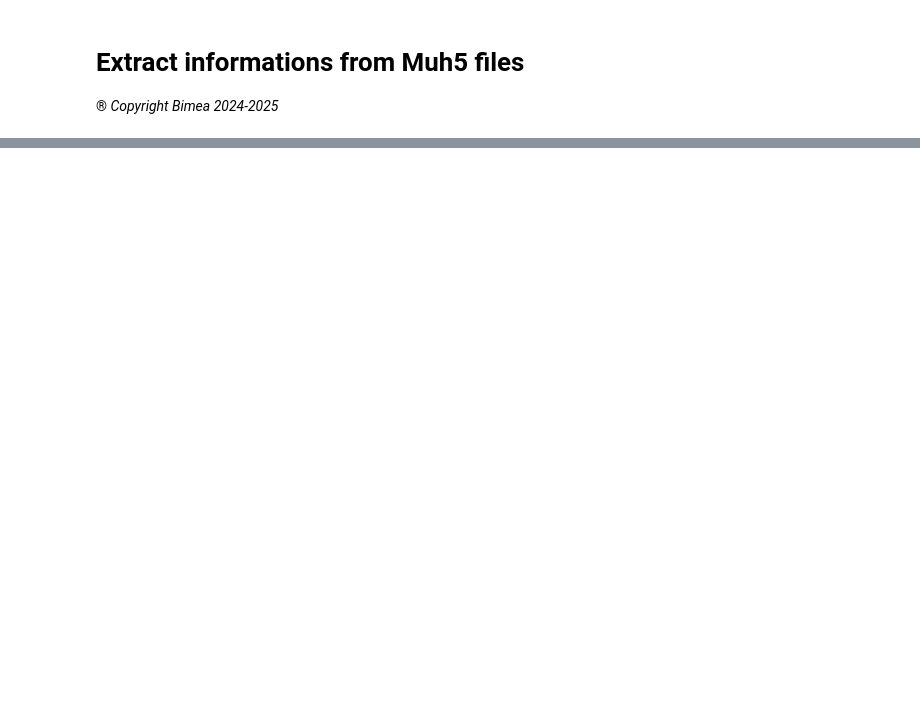
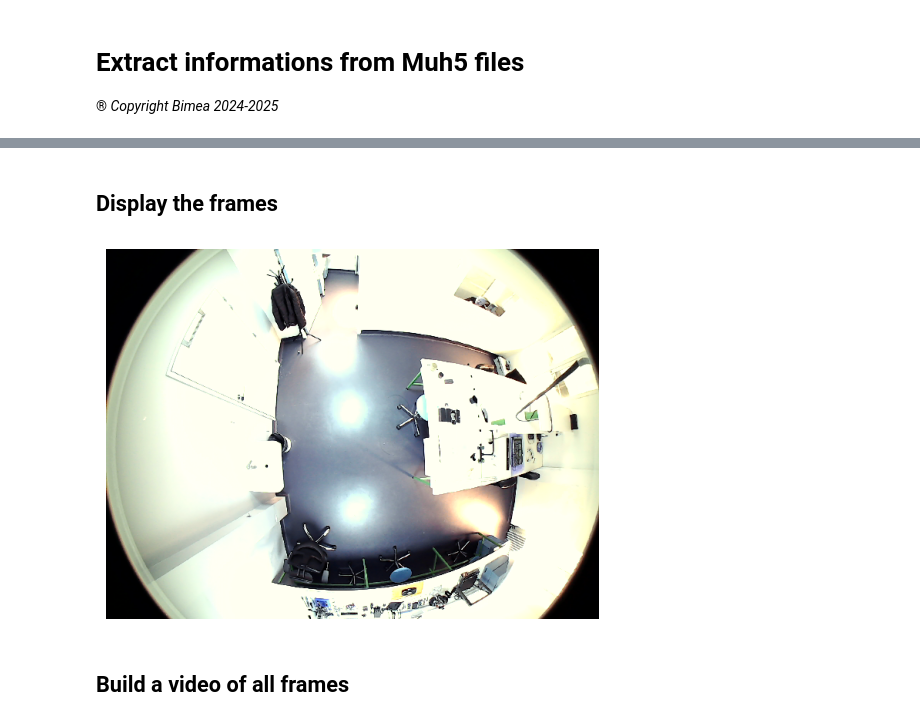
Before and after one commit to bimea/megamicros, a Jupyter notebook: notebooks/06_getstarted_Muh5.ipynb, the cells around one changed output, grey strips where cells are left out. Saved outputs shown, nothing was run; the diff lists cells and outputs as text; code cells hidden in the pictures; blank space fills up the shorter version.

```diff
--- a/notebooks/06_getstarted_Muh5.ipynb
+++ b/notebooks/06_getstarted_Muh5.ipynb
@@ -23,0 +43,14 @@ available MEMS: [np.int32(0), np.int32(1), np.int32(2), np.int32(3), np.int32(4)
+# %% [markdown]
+## Display the frames
+# %%
+# Display the first frame
+first_frame = file.get_video_frames(0, 0)
+import matplotlib.pyplot as plt
+
+plt.imshow(first_frame[0])
+plt.axis('off')
+plt.show()
+# %% [output]
+[figure, added]
+# %% [markdown]
+## Build a video of all frames
```
Also changed, not shown: parts of 2 cells of this notebook, 2 other files.
